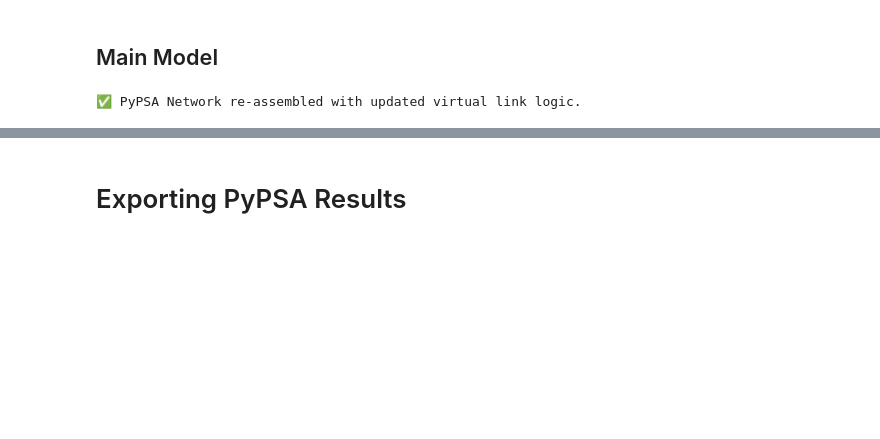
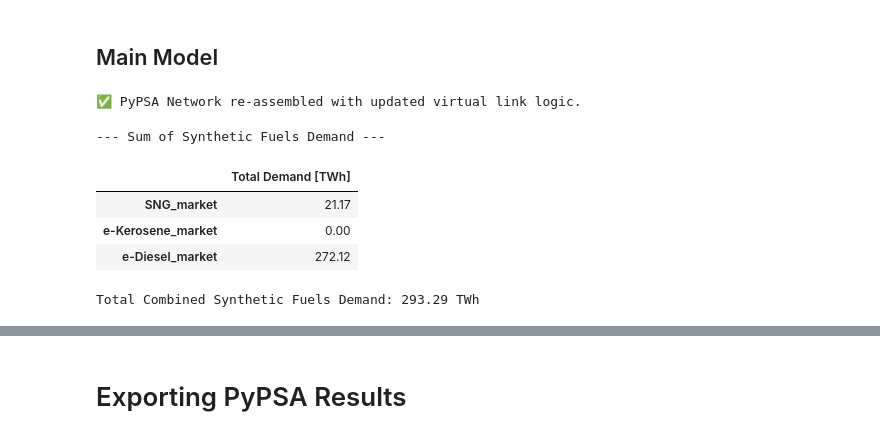
Before and after one commit to IgorKovacevicENNOH/ENNOH_Modelling, a Jupyter notebook: Modular_Model_II.ipynb, the cells around one changed output, grey strips where cells are left out. Cells and saved outputs as stored; diff of their text form; code cells hidden in the pictures; blank space fills up the shorter version.

```diff
--- a/Modular_Model_II.ipynb
+++ b/Modular_Model_II.ipynb
@@ -1891,6 +1789,38 @@ n_26.sanitize()
 print("✅ PyPSA Network re-assembled with updated virtual link logic.")
 # %% [output]
 ✅ PyPSA Network re-assembled with updated virtual link logic.
+# %%
+import pandas as pd
+
+# Identify the synthetic fuel market buses
+synthetic_buses = ['SNG_market', 'e-Kerosene_market', 'e-Diesel_market']
+sw = n_26.snapshot_weightings.iloc[0, 0]
+
+results = {}
+for bus in synthetic_buses:
+    # Find loads connected to this market bus
+    connected_loads = n_26.loads[n_26.loads.bus == bus].index
+    if not connected_loads.empty:
+        # Calculate total energy in TWh (power * weighting / 1e6)
+        total_mwh = n_26.loads_t.p[connected_loads].sum().sum() * sw
+        results[bus] = total_mwh / 1e6
+    else:
+        results[bus] = 0.0
+
+df_syn_fuels = pd.DataFrame.from_dict(results, orient='index', columns=['Total Demand [TWh]'])
+
+print("--- Sum of Synthetic Fuels Demand ---")
+display(df_syn_fuels.style.format('{:,.2f}'))
+
+total_syn_twh = df_syn_fuels['Total Demand [TWh]'].sum()
+print(f"\nTotal Combined Synthetic Fuels Demand: {total_syn_twh:,.2f} TWh")
+# %% [output]
+--- Sum of Synthetic Fuels Demand ---
+|  | Total Demand [TWh] |
+| SNG_market | 21.17 |
+| e-Kerosene_market | 0.00 |
+| e-Diesel_market | 272.12 |
+Total Combined Synthetic Fuels Demand: 293.29 TWh
 # %%
 import time
 import os
```
Also changed, not shown: parts of 39 cells of this notebook.
